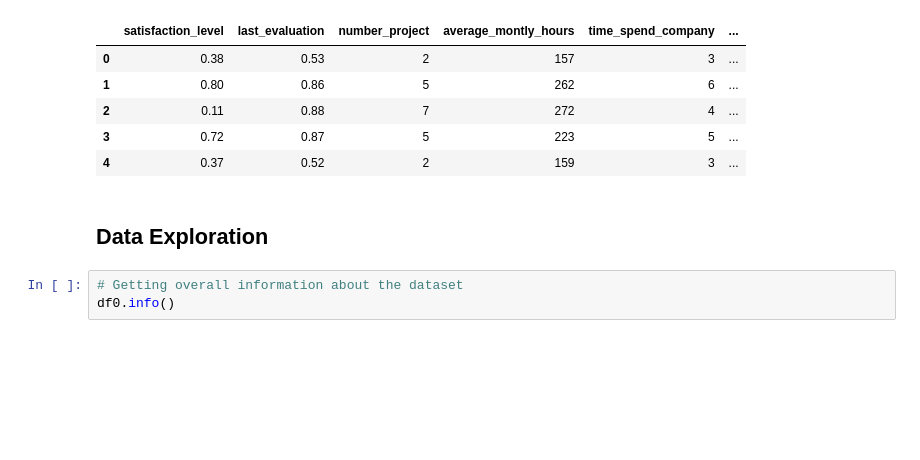
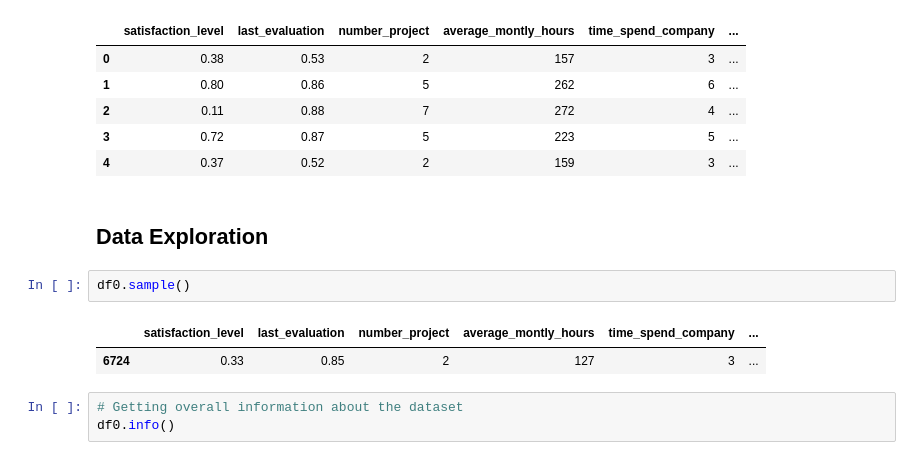
Before and after one commit to razim-manzoor/Employee_Retention, a Jupyter notebook: Predictive_Employee_Retention_Analysis.ipynb, the cells around one changed output. Cells and saved outputs as stored; diff of their text form; blank space fills up the shorter version.

```diff
--- a/Predictive_Employee_Retention_Analysis.ipynb
+++ b/Predictive_Employee_Retention_Analysis.ipynb
@@ -53,6 +53,11 @@ df0.head()
 | 4 | 0.37 | 0.52 | 2 | 159 | 3 | ... |
 # %% [markdown]
 ## Data Exploration
+# %%
+df0.sample()
+# %% [output]
+|  | satisfaction_level | last_evaluation | number_project | average_montly_hours | time_spend_company | ... |
+| 6724 | 0.33 | 0.85 | 2 | 127 | 3 | ... |
 # %%
 # Getting overall information about the dataset
 df0.info()
```
Also changed, not shown: parts of 8 cells of this notebook.
